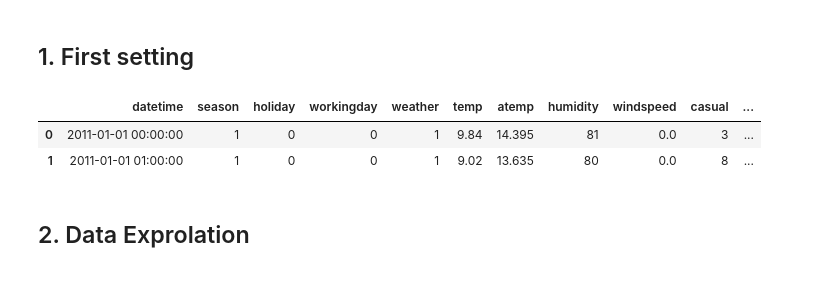
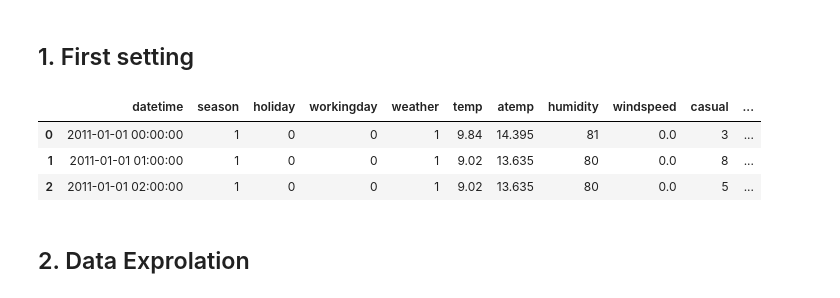
Before and after one commit to nxshimada/machine-learning, a Jupyter notebook: projects/capstone/Capstone Project.ipynb, the cells around one changed output. Saved outputs shown, nothing was run; the diff lists cells and outputs as text; code cells hidden in the pictures.

```diff
--- a/projects/capstone/Capstone Project.ipynb
+++ b/projects/capstone/Capstone Project.ipynb
@@ -27,14 +27,15 @@
 # %%
 import numpy as np
 import pandas as pd
 
 # read in data
 main_df = pd.read_csv('C:/Users/naoko/Capstone_project_Udacity/all/train.csv')
-main_df.head(2)
+main_df.head(3)
 # %% [output]
 |  | datetime | season | holiday | workingday | weather | temp | atemp | humidity | windspeed | casual | ... |
 | 0 | 2011-01-01 00:00:00 | 1 | 0 | 0 | 1 | 9.84 | 14.395 | 81 | 0.0 | 3 | ... |
 | 1 | 2011-01-01 01:00:00 | 1 | 0 | 0 | 1 | 9.02 | 13.635 | 80 | 0.0 | 8 | ... |
+| 2 | 2011-01-01 02:00:00 | 1 | 0 | 0 | 1 | 9.02 | 13.635 | 80 | 0.0 | 5 | ... |
 # %% [markdown]
 ## 2. Data Exprolation
 # %% [markdown]
```
Also changed, not shown: parts of 29 cells of this notebook.
